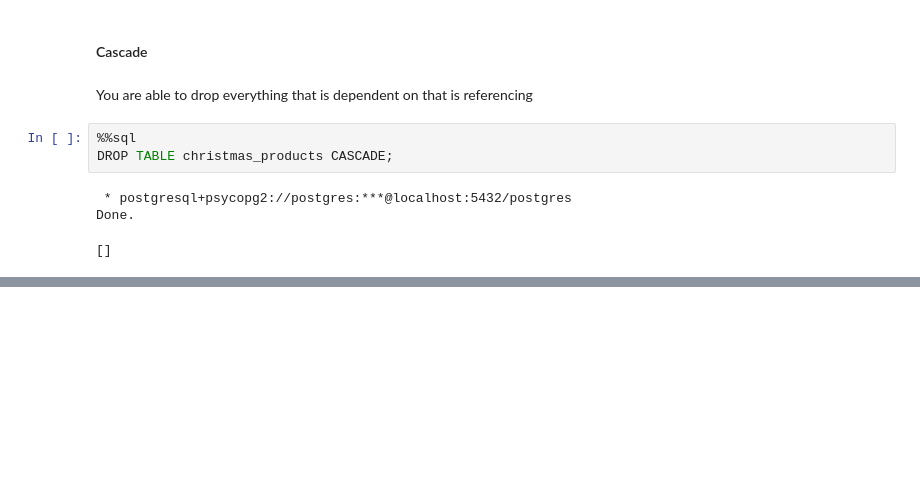
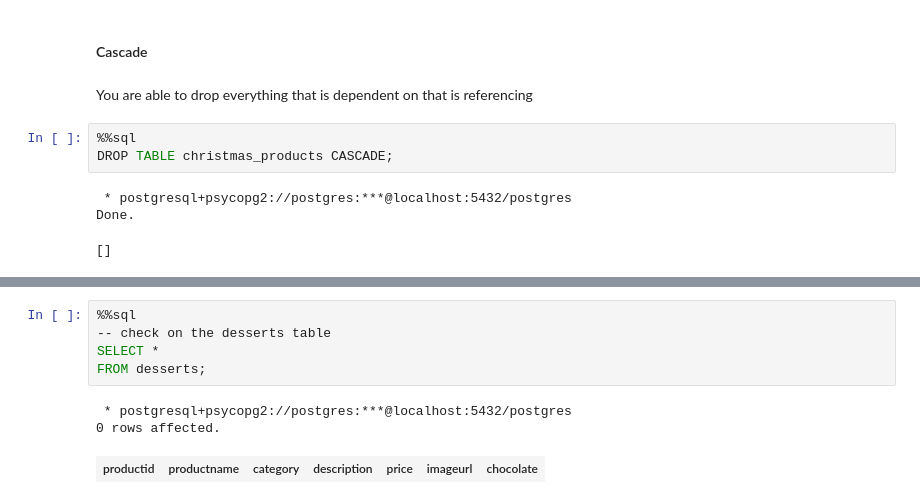
Before and after one commit to Inventrohyder/linkedin-learnig-Choosing-a-Database, a Jupyter notebook: Queries.ipynb, the cells around one changed output, grey strips where cells are left out. Cells and saved outputs as stored; diff of their text form; blank space fills up the shorter version.

```diff
--- a/Queries.ipynb
+++ b/Queries.ipynb
@@ -439,0 +459,9 @@ Done.
+# %%
+%%sql
+-- check on the desserts table
+SELECT *
+FROM desserts;
+# %% [output]
+ * postgresql+psycopg2://postgres:***@localhost:5432/postgres
+0 rows affected.
+| productid | productname | category | description | price | imageurl | chocolate |
```
Also changed, not shown: parts of 9 cells of this notebook.
